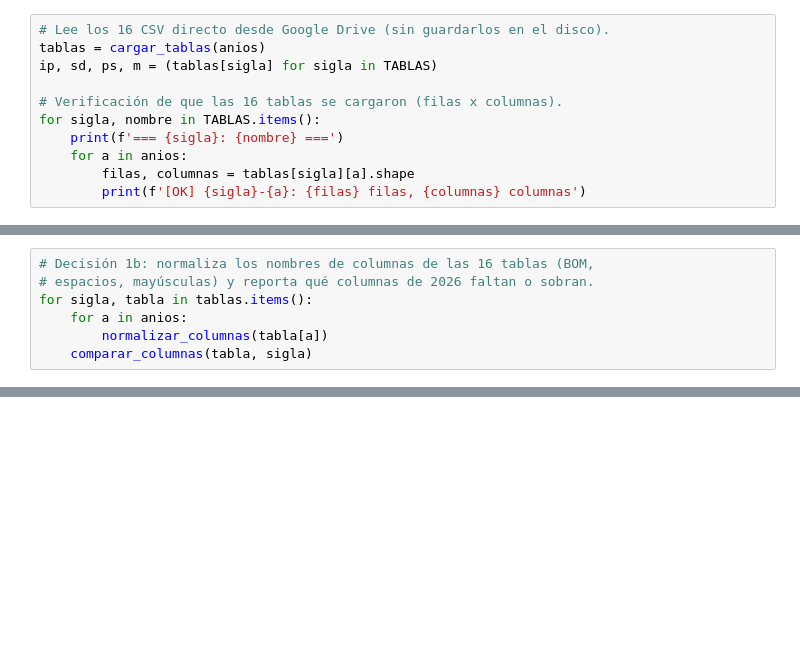
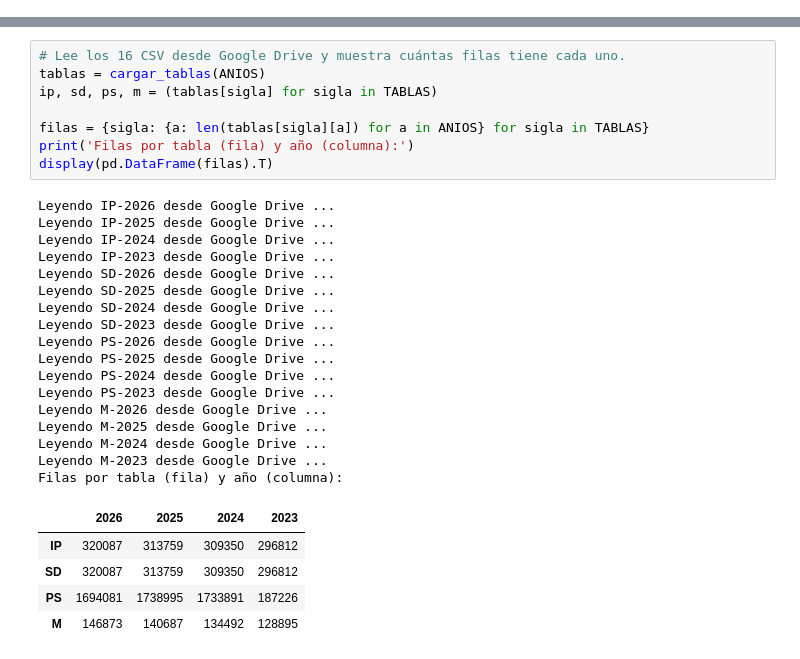
Before and after one commit to msegoviag2007/imt2200, a Jupyter notebook: notebooks/01_carga_y_limpieza.ipynb, the cells around one changed output, grey strips where cells are left out. Cells and saved outputs as stored; diff of their text form; blank space fills up the shorter version.

```diff
--- a/notebooks/01_carga_y_limpieza.ipynb
+++ b/notebooks/01_carga_y_limpieza.ipynb
@@ -55,11 +0,0 @@ algunos minutos en cada ejecución.
-# %%
-# Lee los 16 CSV directo desde Google Drive (sin guardarlos en el disco).
-tablas = cargar_tablas(anios)
-ip, sd, ps, m = (tablas[sigla] for sigla in TABLAS)
-
-# Verificación de que las 16 tablas se cargaron (filas x columnas).
-for sigla, nombre in TABLAS.items():
-    print(f'=== {sigla}: {nombre} ===')
-    for a in anios:
-        filas, columnas = tablas[sigla][a].shape
-        print(f'[OK] {sigla}-{a}: {filas} filas, {columnas} columnas')
@@ -167,7 +0,0 @@ encontraron diferencias de estructura:
-# %%
-# Decisión 1b: normaliza los nombres de columnas de las 16 tablas (BOM,
-# espacios, mayúsculas) y reporta qué columnas de 2026 faltan o sobran.
-for sigla, tabla in tablas.items():
-    for a in anios:
-        normalizar_columnas(tabla[a])
-    comparar_columnas(tabla, sigla)
@@ -387,0 +43,31 @@ Guardado panel_completo.parquet: 1240008 filas, 37 columnas
+# %%
+# Lee los 16 CSV desde Google Drive y muestra cuántas filas tiene cada uno.
+tablas = cargar_tablas(ANIOS)
+ip, sd, ps, m = (tablas[sigla] for sigla in TABLAS)
+
+filas = {sigla: {a: len(tablas[sigla][a]) for a in ANIOS} for sigla in TABLAS}
+print('Filas por tabla (fila) y año (columna):')
+display(pd.DataFrame(filas).T)
+# %% [output]
+Leyendo IP-2026 desde Google Drive ...
+Leyendo IP-2025 desde Google Drive ...
+Leyendo IP-2024 desde Google Drive ...
+Leyendo IP-2023 desde Google Drive ...
+Leyendo SD-2026 desde Google Drive ...
+Leyendo SD-2025 desde Google Drive ...
+Leyendo SD-2024 desde Google Drive ...
+Leyendo SD-2023 desde Google Drive ...
+Leyendo PS-2026 desde Google Drive ...
+Leyendo PS-2025 desde Google Drive ...
+Leyendo PS-2024 desde Google Drive ...
+Leyendo PS-2023 desde Google Drive ...
+Leyendo M-2026 desde Google Drive ...
+Leyendo M-2025 desde Google Drive ...
+Leyendo M-2024 desde Google Drive ...
+Leyendo M-2023 desde Google Drive ...
+Filas por tabla (fila) y año (columna):
+|  | 2026 | 2025 | 2024 | 2023 |
+| IP | 320087 | 313759 | 309350 | 296812 |
+| SD | 320087 | 313759 | 309350 | 296812 |
+| PS | 1694081 | 1738995 | 1733891 | 187226 |
+| M | 146873 | 140687 | 134492 | 128895 |
```
Also changed, not shown: parts of 40 cells of this notebook, 19 other files.
